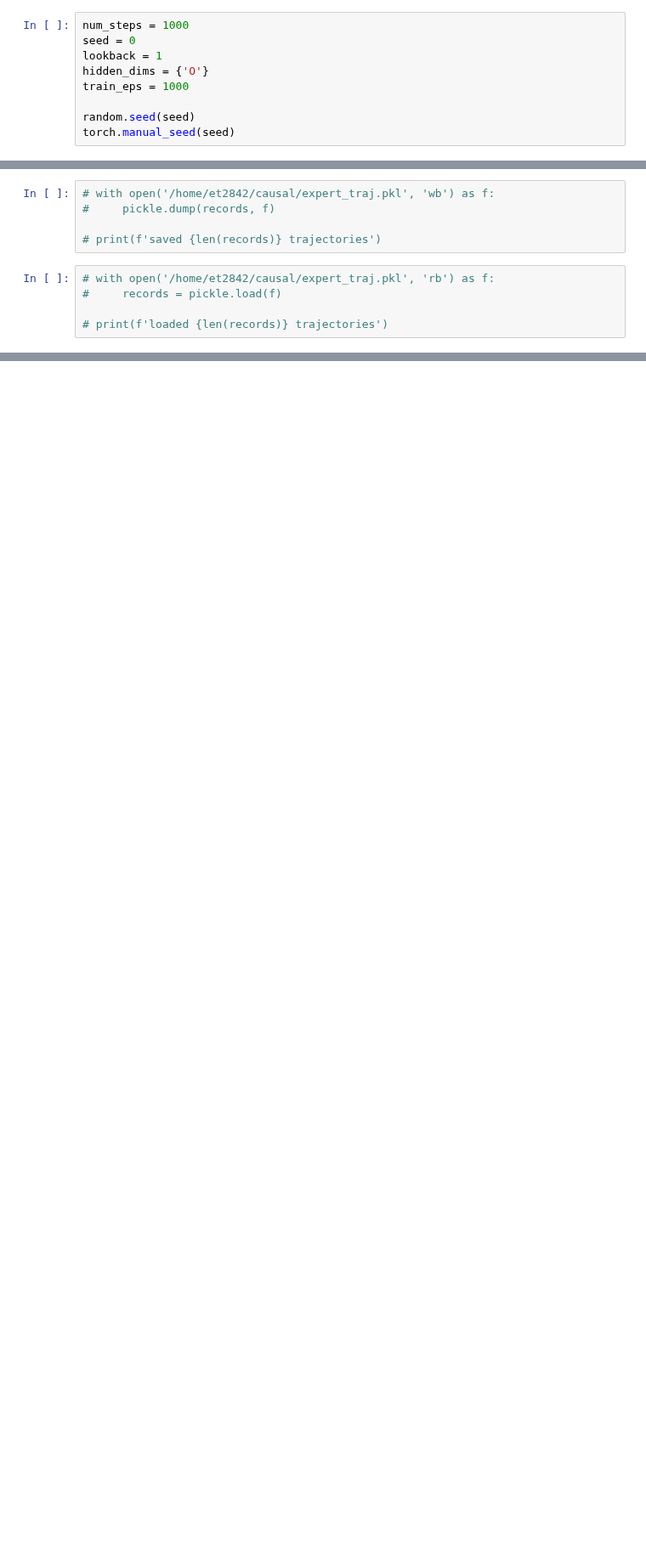
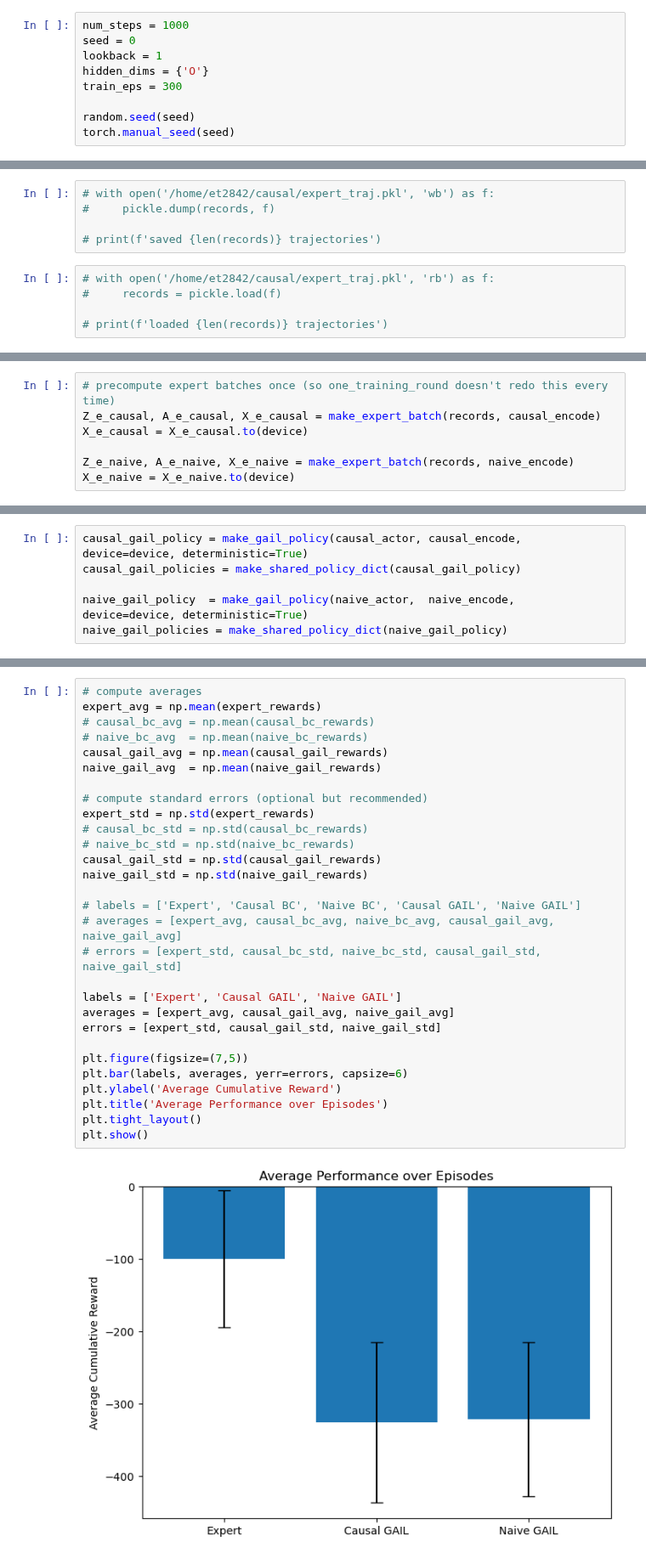
Before and after one commit to CausalAILab/Causal-RL, a Jupyter notebook: examples/imitation/test_antmaze_gail.ipynb, the cells around one changed output, grey strips where cells are left out. Shown at 85% size. Drawn from its saved outputs; the diff is of its cells as text; blank space fills up the shorter version.

Commit message:
causal gail for antmaze

```diff
--- a/examples/imitation/test_antmaze_gail.ipynb
+++ b/examples/imitation/test_antmaze_gail.ipynb
@@ -21,7 +23,7 @@ num_steps = 1000
 seed = 0
 lookback = 1
 hidden_dims = {'O'}
-train_eps = 1000
+train_eps = 300
 
 random.seed(seed)
 torch.manual_seed(seed)
@@ -123,0 +183,7 @@ records = collect_imitator_trajectories(
+# %%
+# precompute expert batches once (so one_training_round doesn't redo this every time)
+Z_e_causal, A_e_causal, X_e_causal = make_expert_batch(records, causal_encode)
+X_e_causal = X_e_causal.to(device)
+
+Z_e_naive, A_e_naive, X_e_naive = make_expert_batch(records, naive_encode)
+X_e_naive = X_e_naive.to(device)
@@ -123,0 +403,6 @@ records = collect_imitator_trajectories(
+# %%
+causal_gail_policy = make_gail_policy(causal_actor, causal_encode, device=device, deterministic=True)
+causal_gail_policies = make_shared_policy_dict(causal_gail_policy)
+
+naive_gail_policy  = make_gail_policy(naive_actor,  naive_encode,  device=device, deterministic=True)
+naive_gail_policies = make_shared_policy_dict(naive_gail_policy)
@@ -123,0 +681,31 @@ records = collect_imitator_trajectories(
+# %%
+# compute averages
+expert_avg = np.mean(expert_rewards)
+# causal_bc_avg = np.mean(causal_bc_rewards)
+# naive_bc_avg  = np.mean(naive_bc_rewards)
+causal_gail_avg = np.mean(causal_gail_rewards)
+naive_gail_avg  = np.mean(naive_gail_rewards)
+
+# compute standard errors (optional but recommended)
+expert_std = np.std(expert_rewards)
+# causal_bc_std = np.std(causal_bc_rewards)
+# naive_bc_std = np.std(naive_bc_rewards)
+causal_gail_std = np.std(causal_gail_rewards)
+naive_gail_std = np.std(naive_gail_rewards)
+
+# labels = ['Expert', 'Causal BC', 'Naive BC', 'Causal GAIL', 'Naive GAIL']
+# averages = [expert_avg, causal_bc_avg, naive_bc_avg, causal_gail_avg, naive_gail_avg]
+# errors = [expert_std, causal_bc_std, naive_bc_std, causal_gail_std, naive_gail_std]
+
+labels = ['Expert', 'Causal GAIL', 'Naive GAIL']
+averages = [expert_avg, causal_gail_avg, naive_gail_avg]
+errors = [expert_std, causal_gail_std, naive_gail_std]
+
+plt.figure(figsize=(7,5))
+plt.bar(labels, averages, yerr=errors, capsize=6)
+plt.ylabel('Average Cumulative Reward')
+plt.title('Average Performance over Episodes')
+plt.tight_layout()
+plt.show()
+# %% [output]
+[figure, added]
```
Also changed, not shown: parts of 23 cells of this notebook, 3 other files.
